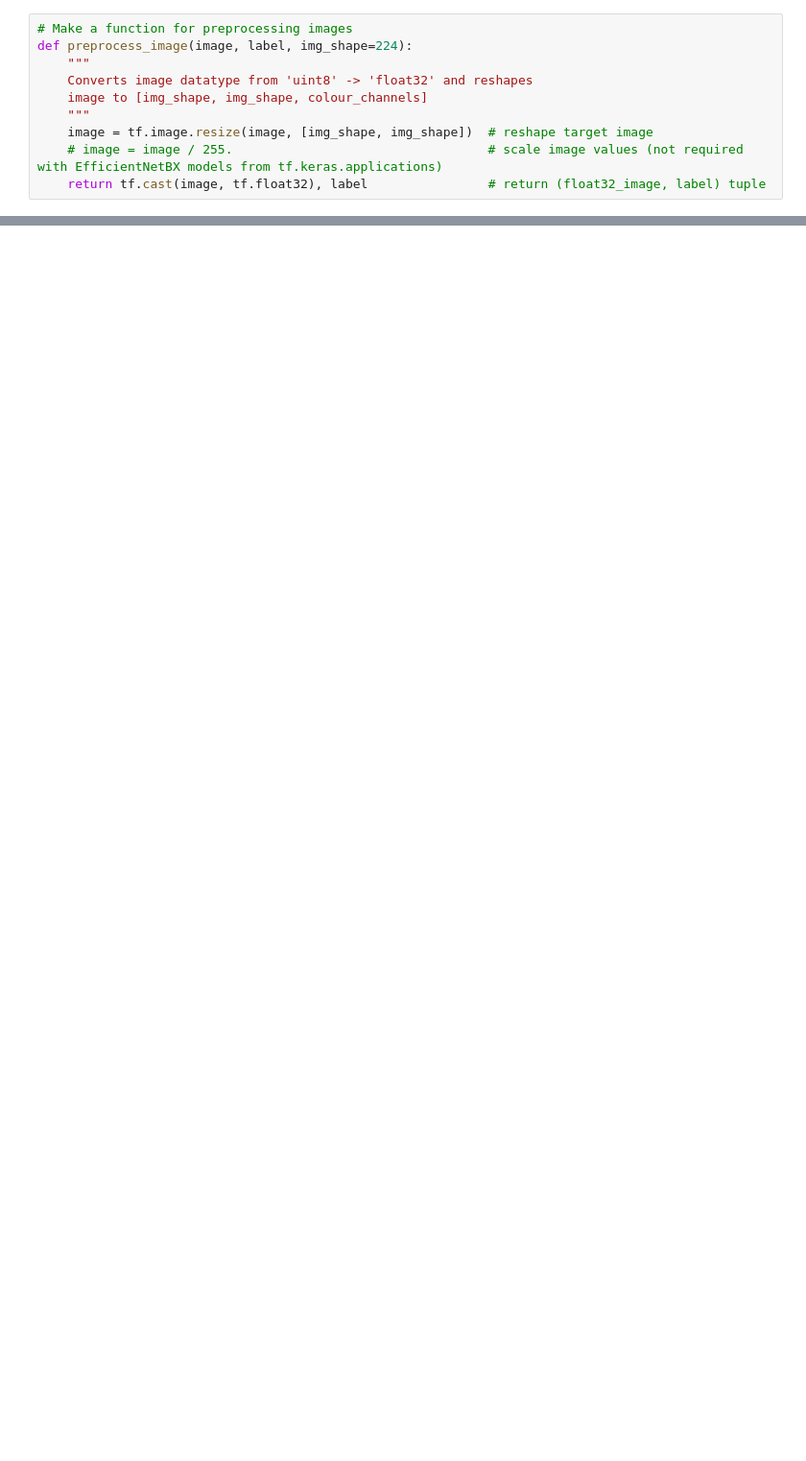
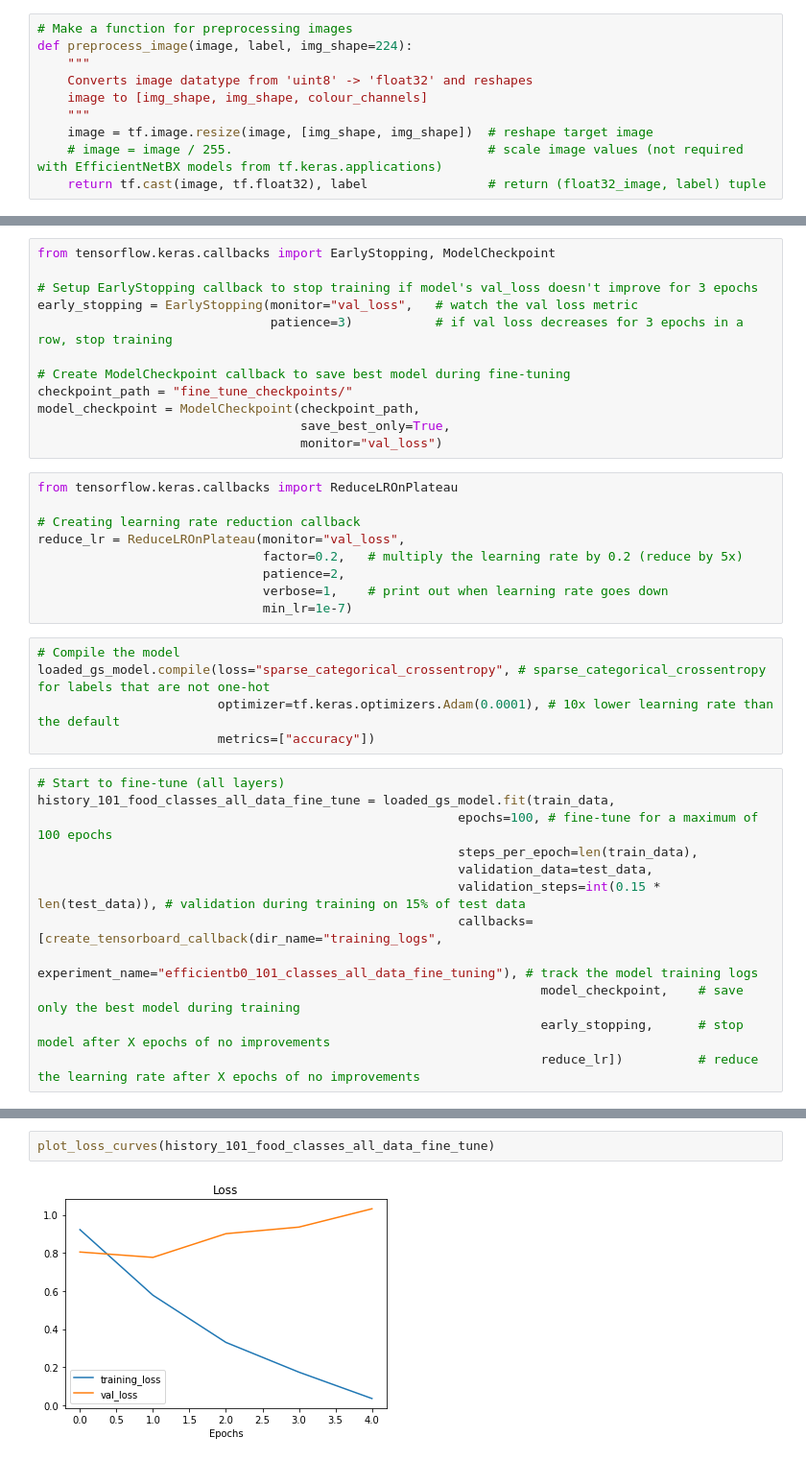
Before and after one commit to Nikhil-Nandam/TensorFlow-Notebooks, a Jupyter notebook: 07_Milestone_Project_1_Food_Vision.ipynb, the cells around one changed output, grey strips where cells are left out. Shown at 96% size. Cells and saved outputs as stored; diff of their text form; blank space fills up the shorter version.

Commit message:
Finish the milestone project with 80% val_accuracy

```diff
--- a/07_Milestone_Project_1_Food_Vision.ipynb
+++ b/07_Milestone_Project_1_Food_Vision.ipynb
@@ -237,0 +552,38 @@ Datatype: <dtype: 'float32'>
+# %%
+from tensorflow.keras.callbacks import EarlyStopping, ModelCheckpoint
+
+# Setup EarlyStopping callback to stop training if model's val_loss doesn't improve for 3 epochs
+early_stopping = EarlyStopping(monitor="val_loss",   # watch the val loss metric
+                               patience=3)           # if val loss decreases for 3 epochs in a row, stop training
+
+# Create ModelCheckpoint callback to save best model during fine-tuning
+checkpoint_path = "fine_tune_checkpoints/"
+model_checkpoint = ModelCheckpoint(checkpoint_path,
+                                   save_best_only=True,
+                                   monitor="val_loss")
+# %%
+from tensorflow.keras.callbacks import ReduceLROnPlateau
+
+# Creating learning rate reduction callback
+reduce_lr = ReduceLROnPlateau(monitor="val_loss",
+                              factor=0.2,   # multiply the learning rate by 0.2 (reduce by 5x)
+                              patience=2,
+                              verbose=1,    # print out when learning rate goes down
+                              min_lr=1e-7)
+# %%
+# Compile the model
+loaded_gs_model.compile(loss="sparse_categorical_crossentropy", # sparse_categorical_crossentropy for labels that are not one-hot
+                        optimizer=tf.keras.optimizers.Adam(0.0001), # 10x lower learning rate than the default
+                        metrics=["accuracy"])
+# %%
+# Start to fine-tune (all layers)
+history_101_food_classes_all_data_fine_tune = loaded_gs_model.fit(train_data,
+                                                        epochs=100, # fine-tune for a maximum of 100 epochs
+                                                        steps_per_epoch=len(train_data),
+                                                        validation_data=test_data,
+                                                        validation_steps=int(0.15 * len(test_data)), # validation during training on 15% of test data
+                                                        callbacks=[create_tensorboard_callback(dir_name="training_logs",
+                                                                                               experiment_name="efficientb0_101_classes_all_data_fine_tuning"), # track the model training logs
+                                                                   model_checkpoint,    # save only the best model during training
+                                                                   early_stopping,      # stop model after X epochs of no improvements
+                                                                   reduce_lr])          # reduce the learning rate after X epochs of no improvements
@@ -237,0 +619,4 @@ Datatype: <dtype: 'float32'>
+# %%
+plot_loss_curves(history_101_food_classes_all_data_fine_tune)
+# %% [output]
+[figure, added]
```
Also changed, not shown: parts of 50 cells of this notebook.
